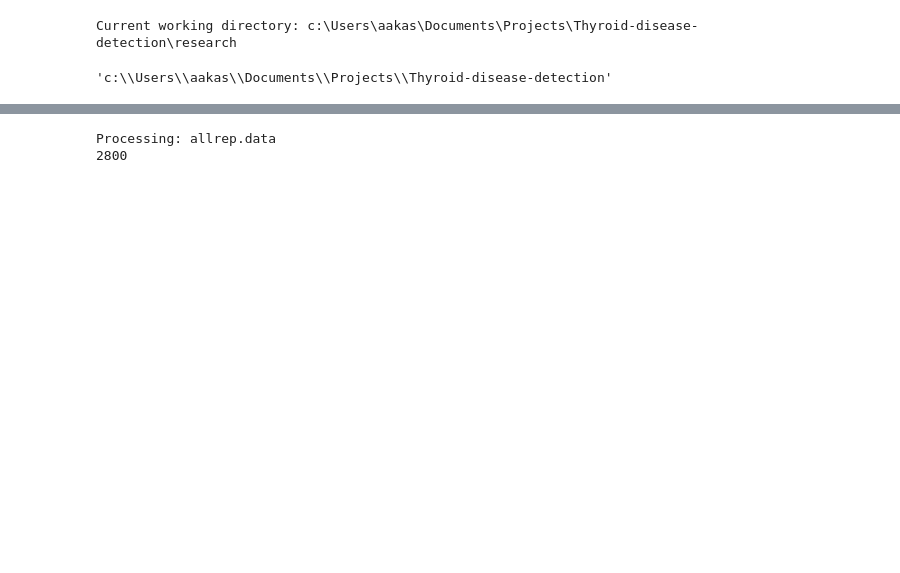
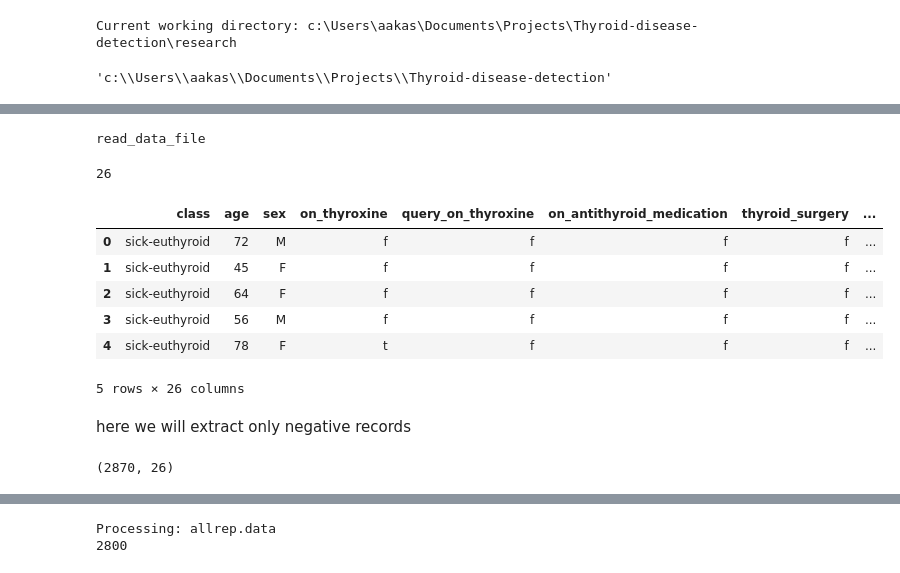
Before and after one commit to akash-soni/Thyroid-disease-detection, a Jupyter notebook: research/dataingestion.ipynb, the cells around one changed output, grey strips where cells are left out. Saved outputs shown, nothing was run; the diff lists cells and outputs as text; code cells hidden in the pictures; blank space fills up the shorter version.

```diff
--- a/research/dataingestion.ipynb
+++ b/research/dataingestion.ipynb
@@ -59,0 +234,33 @@ from datetime import datetime
+# %%
+# process the file extension
+file = "sick-euthyroid.data"
+all_rows = []
+file_path = os.path.join(raw_directory, file)
+data_rows = read_data_file(file_path)
+# %% [output]
+read_data_file
+# %%
+data_list = [item.strip().split(',') for item in data_rows]
+# %%
+with open(f'{raw_directory}/sick-euthyroid.names', 'r') as name_file:
+    columns = [line.split(':')[0].strip() for line in name_file.readlines()]
+# %%
+data_columns = columns[2:-1]
+data_columns.insert(0, 'class')
+# %%
+len(data_columns)
+# %% [output]
+26
+# %%
+df = pd.DataFrame(data_list, columns=data_columns)
+df.head()
+# %% [output]
+|  | class | age | sex | on_thyroxine | query_on_thyroxine | on_antithyroid_medication | thyroid_surgery | ... |
+| 0 | sick-euthyroid | 72 | M | f | f | f | f | ... |
+| 1 | sick-euthyroid | 45 | F | f | f | f | f | ... |
+| 2 | sick-euthyroid | 64 | F | f | f | f | f | ... |
+| 3 | sick-euthyroid | 56 | M | f | f | f | f | ... |
+| 4 | sick-euthyroid | 78 | F | t | f | f | f | ... |
+5 rows × 26 columns
+# %% [markdown]
+here we will extract only negative records
@@ -59,0 +269,4 @@ from datetime import datetime
+# %%
+negative_records.shape
+# %% [output]
+(2870, 26)
```
Also changed, not shown: parts of 61 cells of this notebook, 2 other files.
